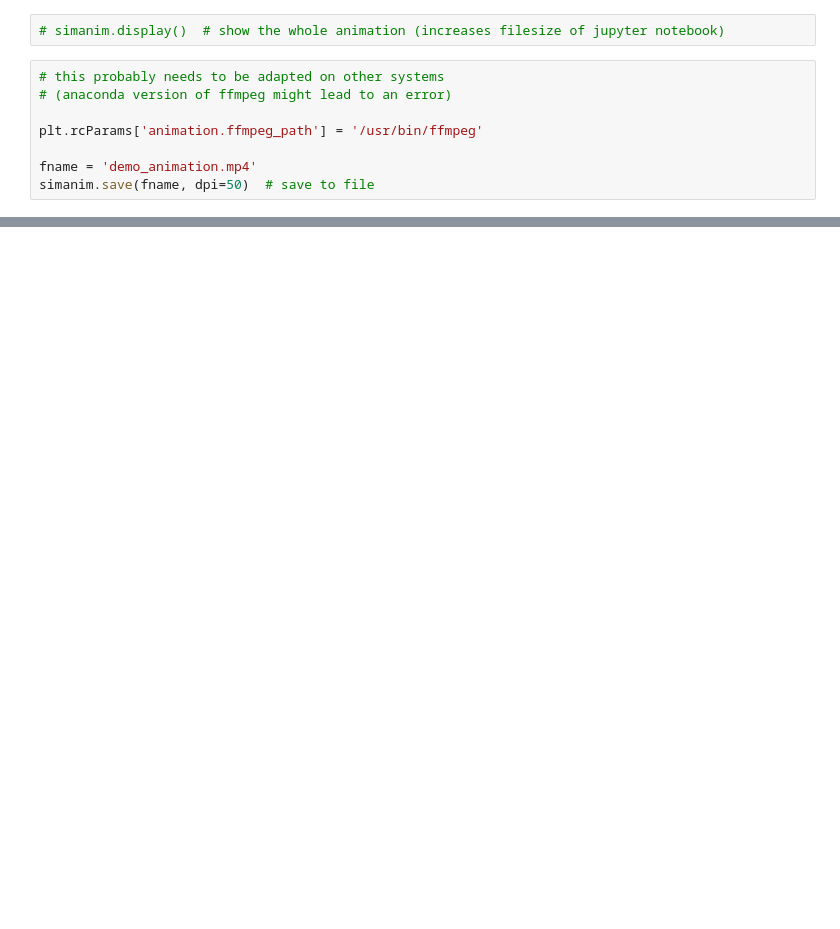
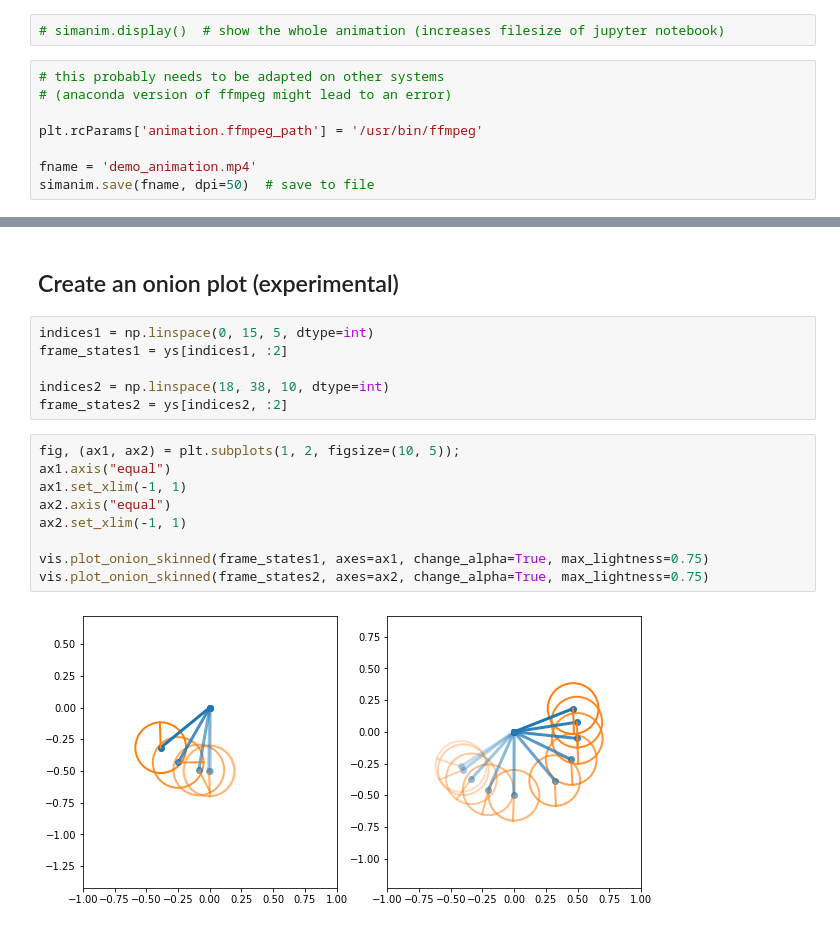
Before and after one commit to TUD-RST/symbtools, a Jupyter notebook: docs/demo_notebooks/demo_visualisation.ipynb, the cells around one changed output, grey strips where cells are left out. Saved outputs shown, nothing was run; the diff lists cells and outputs as text; blank space fills up the shorter version.

```diff
--- a/docs/demo_notebooks/demo_visualisation.ipynb
+++ b/docs/demo_notebooks/demo_visualisation.ipynb
@@ -141,3 +150,22 @@ simanim.save(fname, dpi=50)  # save to file
 vt.display_video_file(fname)
 # %% [output]
 [interactive output not drawn]
+# %% [markdown]
+## Create an onion plot (experimental)
+# %%
+indices1 = np.linspace(0, 15, 5, dtype=int)
+frame_states1 = ys[indices1, :2]
+
+indices2 = np.linspace(18, 38, 10, dtype=int)
+frame_states2 = ys[indices2, :2]
+# %%
+fig, (ax1, ax2) = plt.subplots(1, 2, figsize=(10, 5));
+ax1.axis("equal")
+ax1.set_xlim(-1, 1)
+ax2.axis("equal")
+ax2.set_xlim(-1, 1)
+
+vis.plot_onion_skinned(frame_states1, axes=ax1, change_alpha=True, max_lightness=0.75)
+vis.plot_onion_skinned(frame_states2, axes=ax2, change_alpha=True, max_lightness=0.75)
+# %% [output]
+[figure, added]
```
Also changed, not shown: parts of 7 cells of this notebook, 1 other file.
